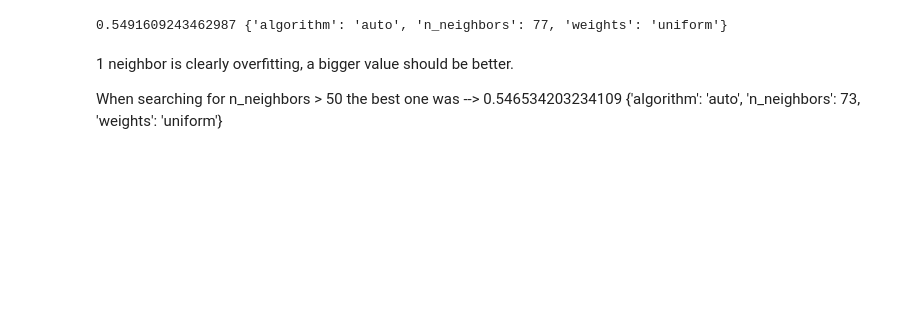
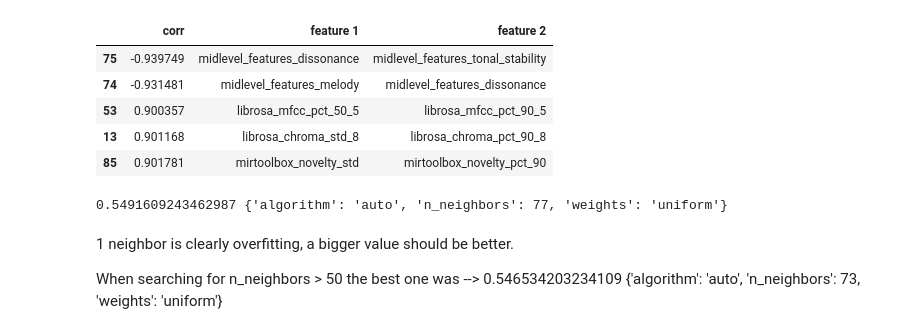
Before and after one commit to The-Deadly-Hyenas/Data-Classification, a Jupyter notebook: paul/kNN_explore.ipynb, the cells around one changed output. Drawn from its saved outputs; the diff is of its cells as text; code cells hidden in the pictures; blank space fills up the shorter version.

```diff
--- a/paul/kNN_explore.ipynb
+++ b/paul/kNN_explore.ipynb
@@ -23,3 +52,13 @@ X = pd.DataFrame(X_std, columns=X.columns)
+# %%
+# top 5 negative correlation
+corr_features_df.sort_values(by=["corr"], ascending=True).head(5)
+# %% [output]
+|  | corr | feature 1 | feature 2 |
+| 75 | -0.939749 | midlevel_features_dissonance | midlevel_features_tonal_stability |
+| 74 | -0.931481 | midlevel_features_melody | midlevel_features_dissonance |
+| 53 | 0.900357 | librosa_mfcc_pct_50_5 | librosa_mfcc_pct_90_5 |
+| 13 | 0.901168 | librosa_chroma_std_8 | librosa_chroma_pct_90_8 |
+| 85 | 0.901781 | mirtoolbox_novelty_std | mirtoolbox_novelty_pct_90 |
 # %%
 # add segment_id to data for filtering segments
 X["segment_id"] = df["segment_id"]
```
Also changed, not shown: parts of 4 cells of this notebook.
